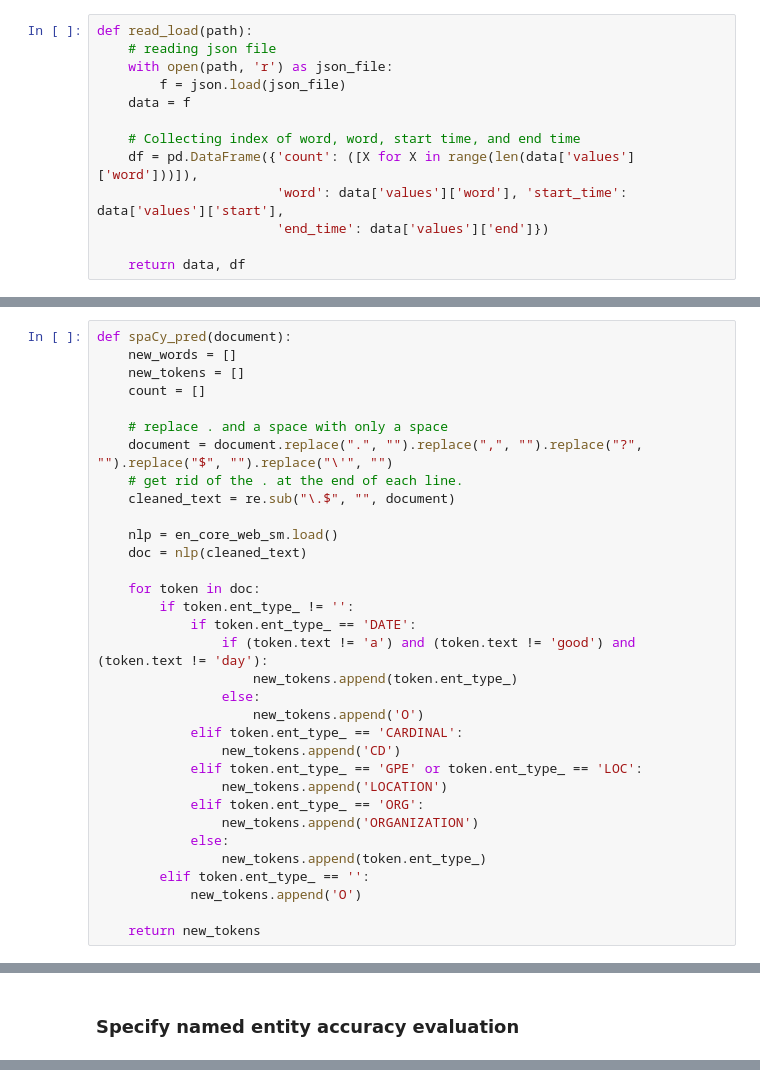
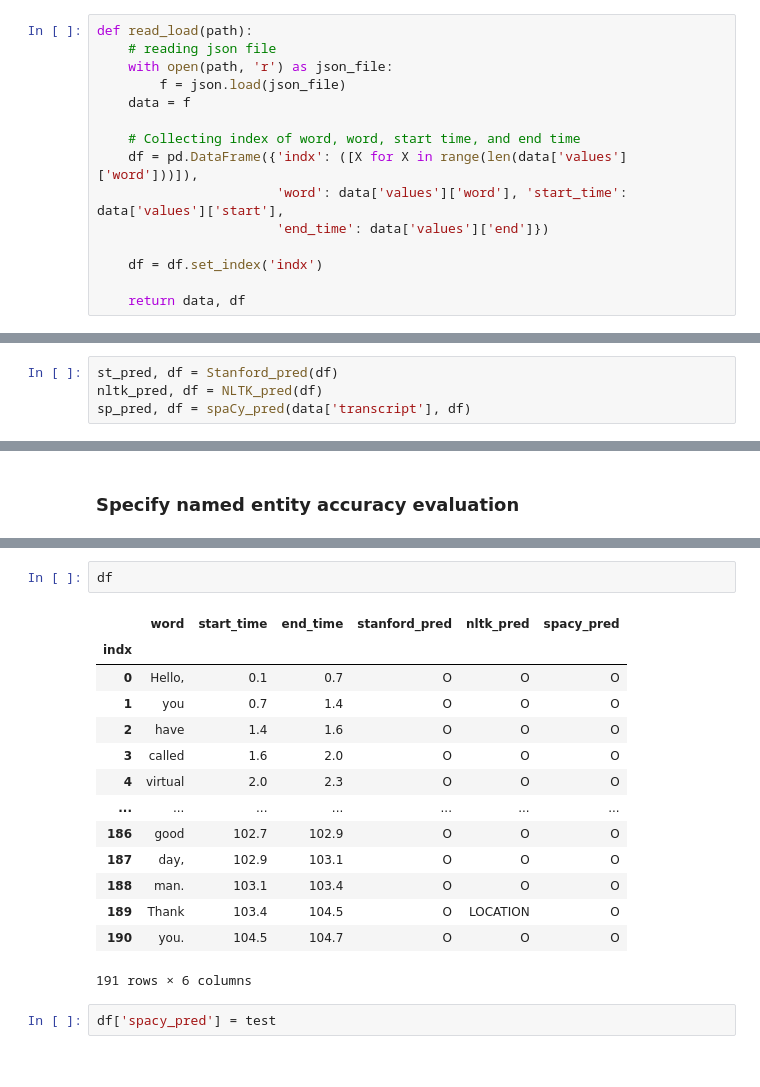
Before and after one commit to sandnattanicha/Final-Project, a Jupyter notebook: NER_ipynb/NER-3_models.ipynb, the cells around one changed output, grey strips where cells are left out. Cells and saved outputs as stored; diff of their text form.

```diff
--- a/NER_ipynb/NER-3_models.ipynb
+++ b/NER_ipynb/NER-3_models.ipynb
@@ -35,8 +35,10 @@ def read_load(path):
     data = f
 
     # Collecting index of word, word, start time, and end time
-    df = pd.DataFrame({'count': ([X for X in range(len(data['values']['word']))]),
+    df = pd.DataFrame({'indx': ([X for X in range(len(data['values']['word']))]),
                        'word': data['values']['word'], 'start_time': data['values']['start'],
                        'end_time': data['values']['end']})
 
+    df = df.set_index('indx')
+
     return data, df
@@ -373,33 +289,0 @@ nltk_pred = NLTK_pred(df)
-# %%
-def spaCy_pred(document):
-    new_words = []
-    new_tokens = []
-    count = []
-
-    # replace . and a space with only a space
-    document = document.replace(".", "").replace(",", "").replace("?", "").replace("$", "").replace("\'", "")
-    # get rid of the . at the end of each line.
-    cleaned_text = re.sub("\.$", "", document)
-
-    nlp = en_core_web_sm.load()
-    doc = nlp(cleaned_text)
-
-    for token in doc:
-        if token.ent_type_ != '':
-            if token.ent_type_ == 'DATE':
-                if (token.text != 'a') and (token.text != 'good') and (token.text != 'day'):
-                    new_tokens.append(token.ent_type_)
-                else:
-                    new_tokens.append('O')
-            elif token.ent_type_ == 'CARDINAL':
-                new_tokens.append('CD')
-            elif token.ent_type_ == 'GPE' or token.ent_type_ == 'LOC':
-                new_tokens.append('LOCATION')
-            elif token.ent_type_ == 'ORG':
-                new_tokens.append('ORGANIZATION')
-            else:
-                new_tokens.append(token.ent_type_)
-        elif token.ent_type_ == '':
-            new_tokens.append('O')
-
-    return new_tokens
@@ -412,2 +290,6 @@ spacy_pred = [x for x in spacy_pred]
 # %% [markdown]
 **Accuracy of the 3 models**
+# %%
+st_pred, df = Stanford_pred(df)
+nltk_pred, df = NLTK_pred(df)
+sp_pred, df = spaCy_pred(data['transcript'], df)
@@ -545,0 +624,19 @@ pprint([(X, X.ent_iob_, X.ent_type_) for X in nlp(test)])
+# %%
+df
+# %% [output]
+|  | word | start_time | end_time | stanford_pred | nltk_pred | spacy_pred |
+| indx |  |  |  |  |  |  |
+| 0 | Hello, | 0.1 | 0.7 | O | O | O |
+| 1 | you | 0.7 | 1.4 | O | O | O |
+| 2 | have | 1.4 | 1.6 | O | O | O |
+| 3 | called | 1.6 | 2.0 | O | O | O |
+| 4 | virtual | 2.0 | 2.3 | O | O | O |
+| ... | ... | ... | ... | ... | ... | ... |
+| 186 | good | 102.7 | 102.9 | O | O | O |
+| 187 | day, | 102.9 | 103.1 | O | O | O |
+| 188 | man. | 103.1 | 103.4 | O | O | O |
+| 189 | Thank | 103.4 | 104.5 | O | LOCATION | O |
+| 190 | you. | 104.5 | 104.7 | O | O | O |
+191 rows × 6 columns
+# %%
+df['spacy_pred'] = test
```
Also changed, not shown: parts of 56 cells of this notebook, 8 other files.
